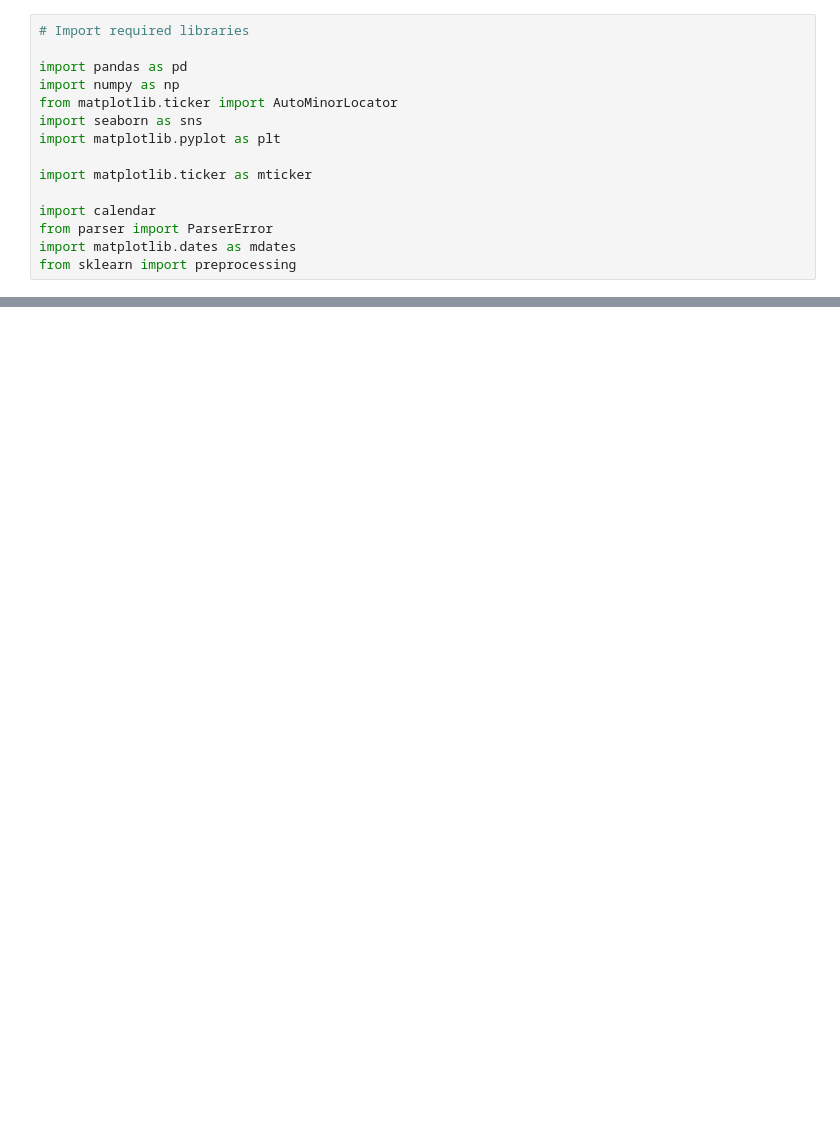
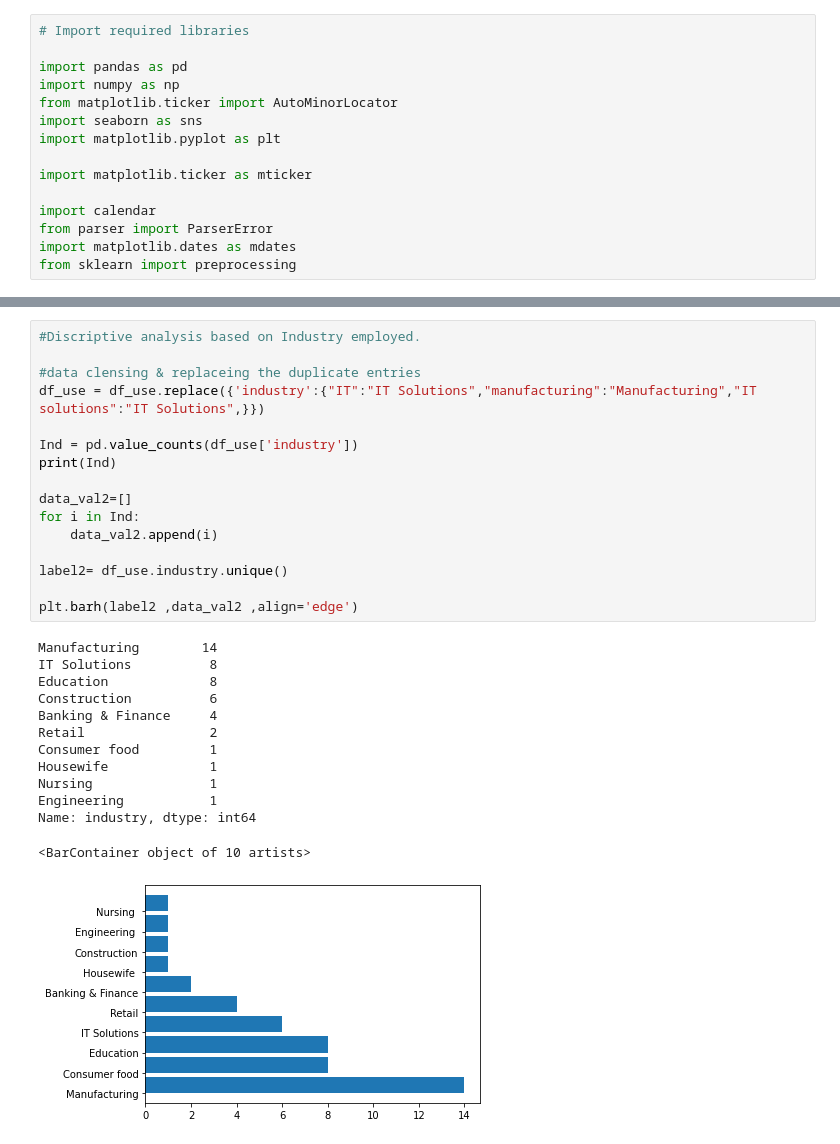
Before and after one commit to Chanidul/SI-Project, a Jupyter notebook: SICode.ipynb, the cells around one changed output, grey strips where cells are left out. Drawn from its saved outputs; the diff is of its cells as text; blank space fills up the shorter version.

```diff
--- a/SICode.ipynb
+++ b/SICode.ipynb
@@ -66,0 +85,30 @@ memory usage: 6.2+ KB
+# %%
+#Discriptive analysis based on Industry employed.
+
+#data clensing & replaceing the duplicate entries
+df_use = df_use.replace({'industry':{"IT":"IT Solutions","manufacturing":"Manufacturing","IT solutions":"IT Solutions",}})
+
+Ind = pd.value_counts(df_use['industry'])
+print(Ind)
+
+data_val2=[]
+for i in Ind:
+    data_val2.append(i)
+
+label2= df_use.industry.unique()
+
+plt.barh(label2 ,data_val2 ,align='edge')
+# %% [output]
+Manufacturing        14
+IT Solutions          8
+Education             8
+Construction          6
+Banking & Finance     4
+Retail                2
+Consumer food         1
+Housewife             1
+Nursing               1
+Engineering           1
+Name: industry, dtype: int64
+<BarContainer object of 10 artists>
+[figure, added]
```
Also changed, not shown: parts of 15 cells of this notebook, 4 other files.
